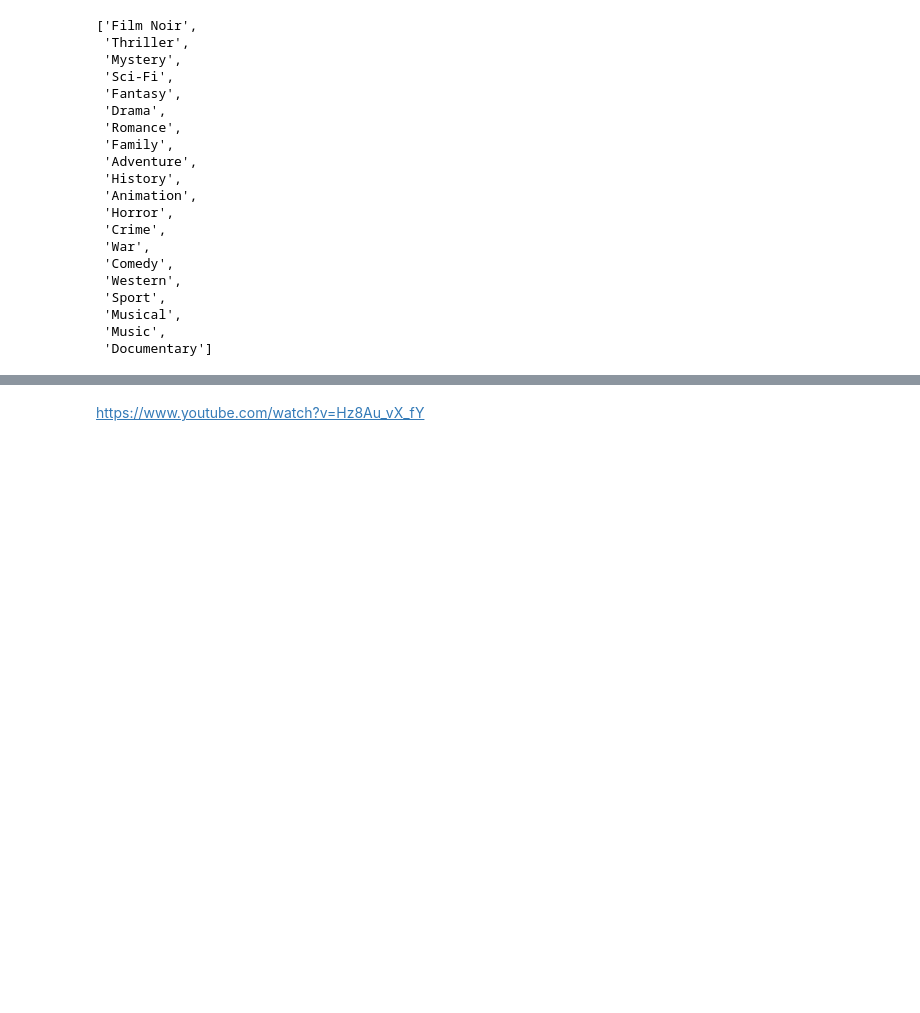
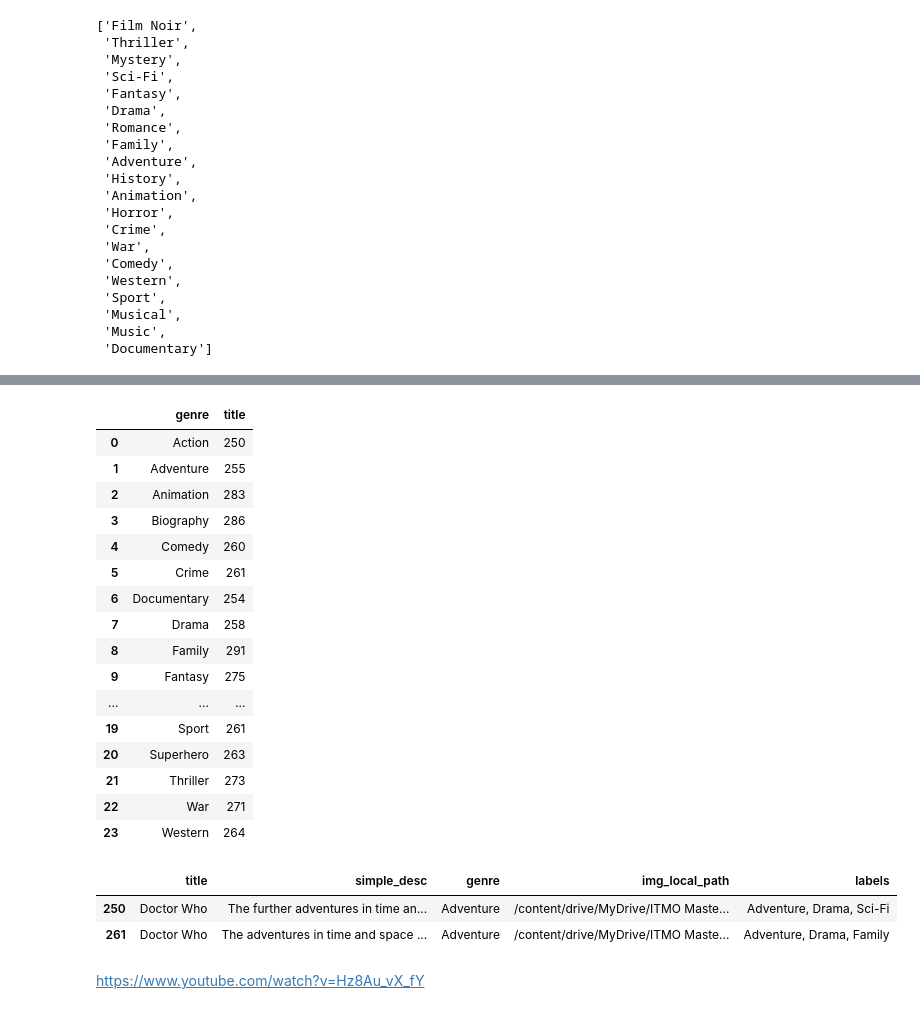
Before and after one commit to fhrzn/industrial-ai, a Jupyter notebook: Task 2/scraping.ipynb, the cells around one changed output, grey strips where cells are left out. Drawn from its saved outputs; the diff is of its cells as text; code cells hidden in the pictures; blank space fills up the shorter version.

```diff
--- a/Task 2/scraping.ipynb
+++ b/Task 2/scraping.ipynb
@@ -319,0 +272,4 @@ df_drop.to_csv(OUTPUT_DIR + 'processed_no_duplicate.csv', header=True, index=Fal
+# %%
+# just check the output
+df = pd.read_csv('/content/drive/MyDrive/ITMO Master/datasets/ml-industry/task2_1/compiled.csv', index_col=0)
+df.head()
@@ -320,2 +283,30 @@ df_drop.to_csv(OUTPUT_DIR + 'processed_no_duplicate.csv', header=True, index=Fal
+# %%
+# make sure there are at least 250 records for each genre
+df.groupby('genre', as_index=False).title.count()
+# %% [output]
+|  | genre | title |
+| 0 | Action | 250 |
+| 1 | Adventure | 255 |
+| 2 | Animation | 283 |
+| 3 | Biography | 286 |
+| 4 | Comedy | 260 |
+| 5 | Crime | 261 |
+| 6 | Documentary | 254 |
+| 7 | Drama | 258 |
+| 8 | Family | 291 |
+| 9 | Fantasy | 275 |
+| ... | ... | ... |
+| 19 | Sport | 261 |
+| 20 | Superhero | 263 |
+| 21 | Thriller | 273 |
+| 22 | War | 271 |
+| 23 | Western | 264 |
+# %%
+# duplicate title but different description is possible, it seems represent different sequel of the movie
+df[df.title == 'Doctor Who']
+# %% [output]
+|  | title | simple_desc | genre | img_local_path | labels |
+| 250 | Doctor Who | The further adventures in time an... | Adventure | /content/drive/MyDrive/ITMO Maste... | Adventure, Drama, Sci-Fi |
+| 261 | Doctor Who | The adventures in time and space ... | Adventure | /content/drive/MyDrive/ITMO Maste... | Adventure, Drama, Family |
 # %% [markdown]
 https://www.youtube.com/watch?v=Hz8Au_vX_fY
```
Also changed, not shown: parts of 12 cells of this notebook, 1 other file.
